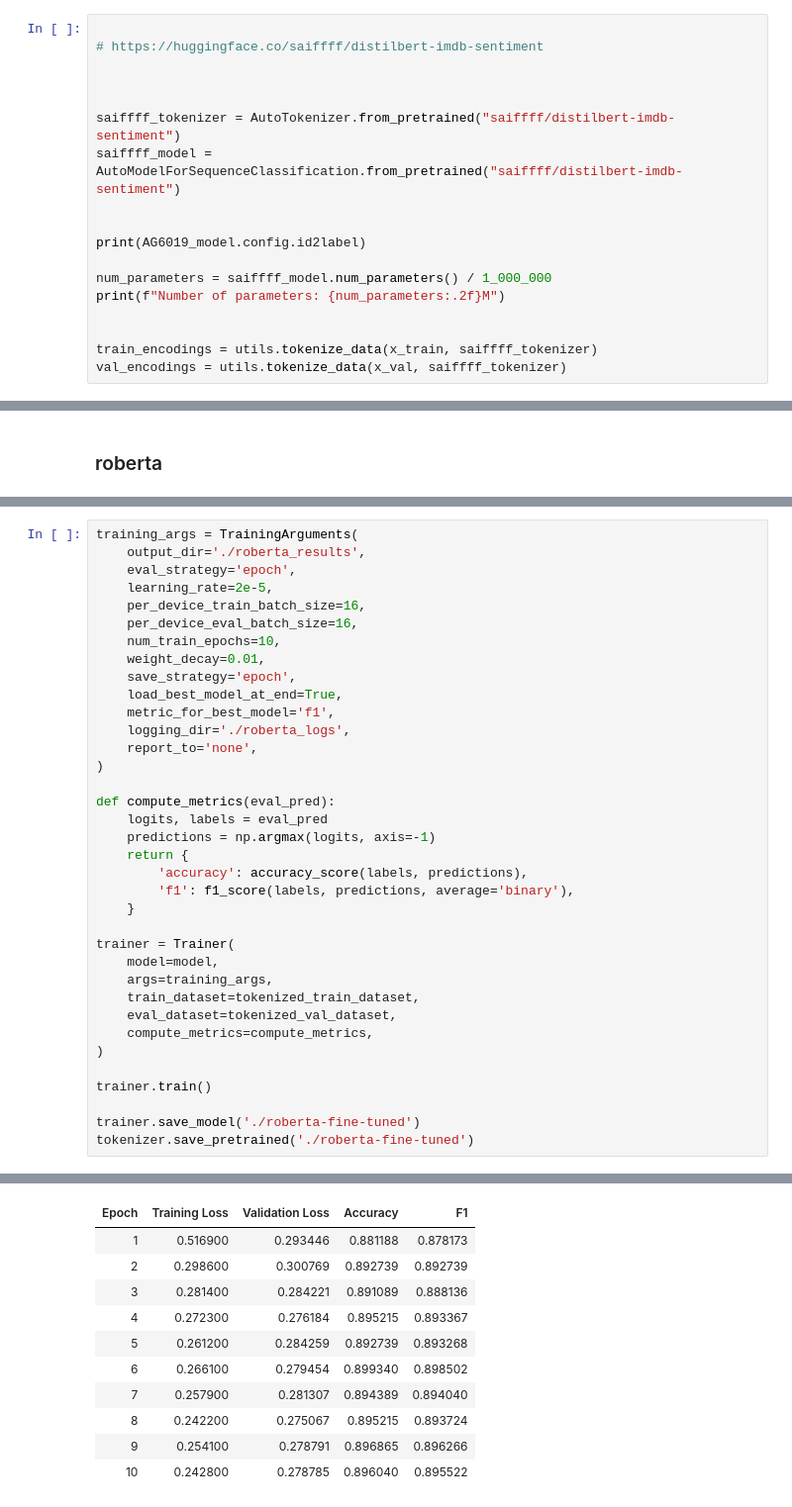
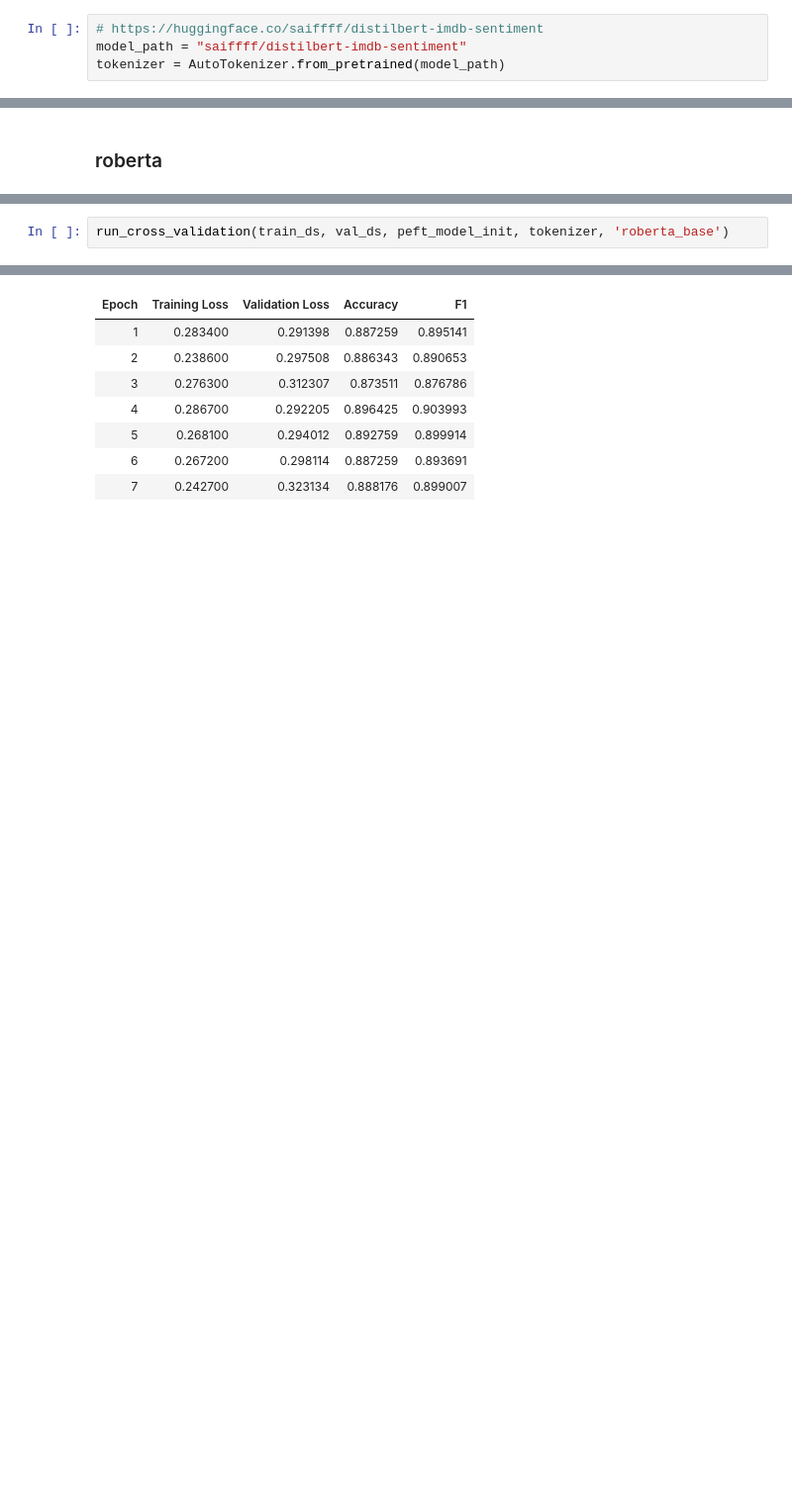
Before and after one commit to saropi99/nlp-project, a Jupyter notebook: 2-assignment/notebook.ipynb, the cells around one changed output, grey strips where cells are left out. Shown at 99% size. Saved outputs shown, nothing was run; the diff lists cells and outputs as text; blank space fills up the shorter version.

```diff
--- a/2-assignment/notebook.ipynb
+++ b/2-assignment/notebook.ipynb
@@ -168,20 +209,6 @@ Device set to use mps:0
 # %% [markdown]
 #### saiffff/distilbert-imdb-sentiment
 # %%
-
 # https://huggingface.co/saiffff/distilbert-imdb-sentiment
-
-
-
-saiffff_tokenizer = AutoTokenizer.from_pretrained("saiffff/distilbert-imdb-sentiment")
-saiffff_model = AutoModelForSequenceClassification.from_pretrained("saiffff/distilbert-imdb-sentiment")
-
-
-print(AG6019_model.config.id2label)
-
-num_parameters = saiffff_model.num_parameters() / 1_000_000
-print(f"Number of parameters: {num_parameters:.2f}M")
-
-
-train_encodings = utils.tokenize_data(x_train, saiffff_tokenizer)
-val_encodings = utils.tokenize_data(x_val, saiffff_tokenizer)
+model_path = "saiffff/distilbert-imdb-sentiment"
+tokenizer = AutoTokenizer.from_pretrained(model_path)
@@ -342,37 +307,3 @@ trainable params: 665,858 || all params: 125,313,028 || trainable%: 0.5314
 # %%
-training_args = TrainingArguments(
-    output_dir='./roberta_results',
-    eval_strategy='epoch',
-    learning_rate=2e-5,
-    per_device_train_batch_size=16,
-    per_device_eval_batch_size=16,
-    num_train_epochs=10,
-    weight_decay=0.01,
-    save_strategy='epoch',
-    load_best_model_at_end=True,
-    metric_for_best_model='f1',
-    logging_dir='./roberta_logs',
-    report_to='none',
-)
-
-def compute_metrics(eval_pred):
-    logits, labels = eval_pred
-    predictions = np.argmax(logits, axis=-1)
-    return {
-        'accuracy': accuracy_score(labels, predictions),
-        'f1': f1_score(labels, predictions, average='binary'),
-    }
-
-trainer = Trainer(
-    model=model,
-    args=training_args,
-    train_dataset=tokenized_train_dataset,
-    eval_dataset=tokenized_val_dataset,
-    compute_metrics=compute_metrics,
-)
-
-trainer.train()
-
-trainer.save_model('./roberta-fine-tuned')
-tokenizer.save_pretrained('./roberta-fine-tuned')
+run_cross_validation(train_ds, val_ds, peft_model_init, tokenizer, 'roberta_base')
 # %% [output]
@@ -381,11 +317,8 @@ No label_names provided for model class `PeftModelForSequenceClassification`. Si
 | Epoch | Training Loss | Validation Loss | Accuracy | F1 |
-| 1 | 0.516900 | 0.293446 | 0.881188 | 0.878173 |
-| 2 | 0.298600 | 0.300769 | 0.892739 | 0.892739 |
-| 3 | 0.281400 | 0.284221 | 0.891089 | 0.888136 |
-| 4 | 0.272300 | 0.276184 | 0.895215 | 0.893367 |
-| 5 | 0.261200 | 0.284259 | 0.892739 | 0.893268 |
-| 6 | 0.266100 | 0.279454 | 0.899340 | 0.898502 |
-| 7 | 0.257900 | 0.281307 | 0.894389 | 0.894040 |
-| 8 | 0.242200 | 0.275067 | 0.895215 | 0.893724 |
-| 9 | 0.254100 | 0.278791 | 0.896865 | 0.896266 |
-| 10 | 0.242800 | 0.278785 | 0.896040 | 0.895522 |
+| 1 | 0.283400 | 0.291398 | 0.887259 | 0.895141 |
+| 2 | 0.238600 | 0.297508 | 0.886343 | 0.890653 |
+| 3 | 0.276300 | 0.312307 | 0.873511 | 0.876786 |
+| 4 | 0.286700 | 0.292205 | 0.896425 | 0.903993 |
+| 5 | 0.268100 | 0.294012 | 0.892759 | 0.899914 |
+| 6 | 0.267200 | 0.298114 | 0.887259 | 0.893691 |
+| 7 | 0.242700 | 0.323134 | 0.888176 | 0.899007 |
```
Also changed, not shown: parts of 18 cells of this notebook.
